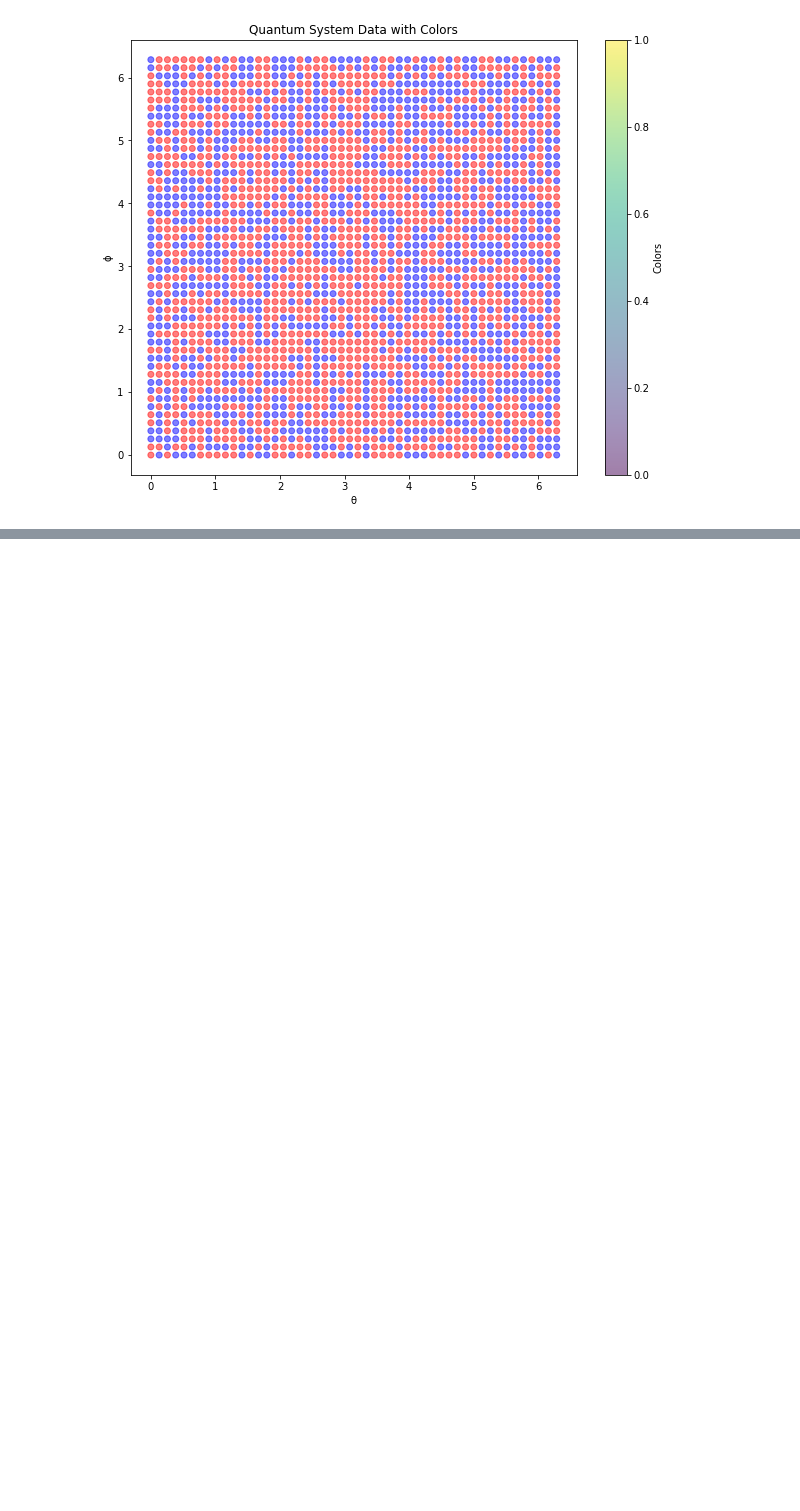
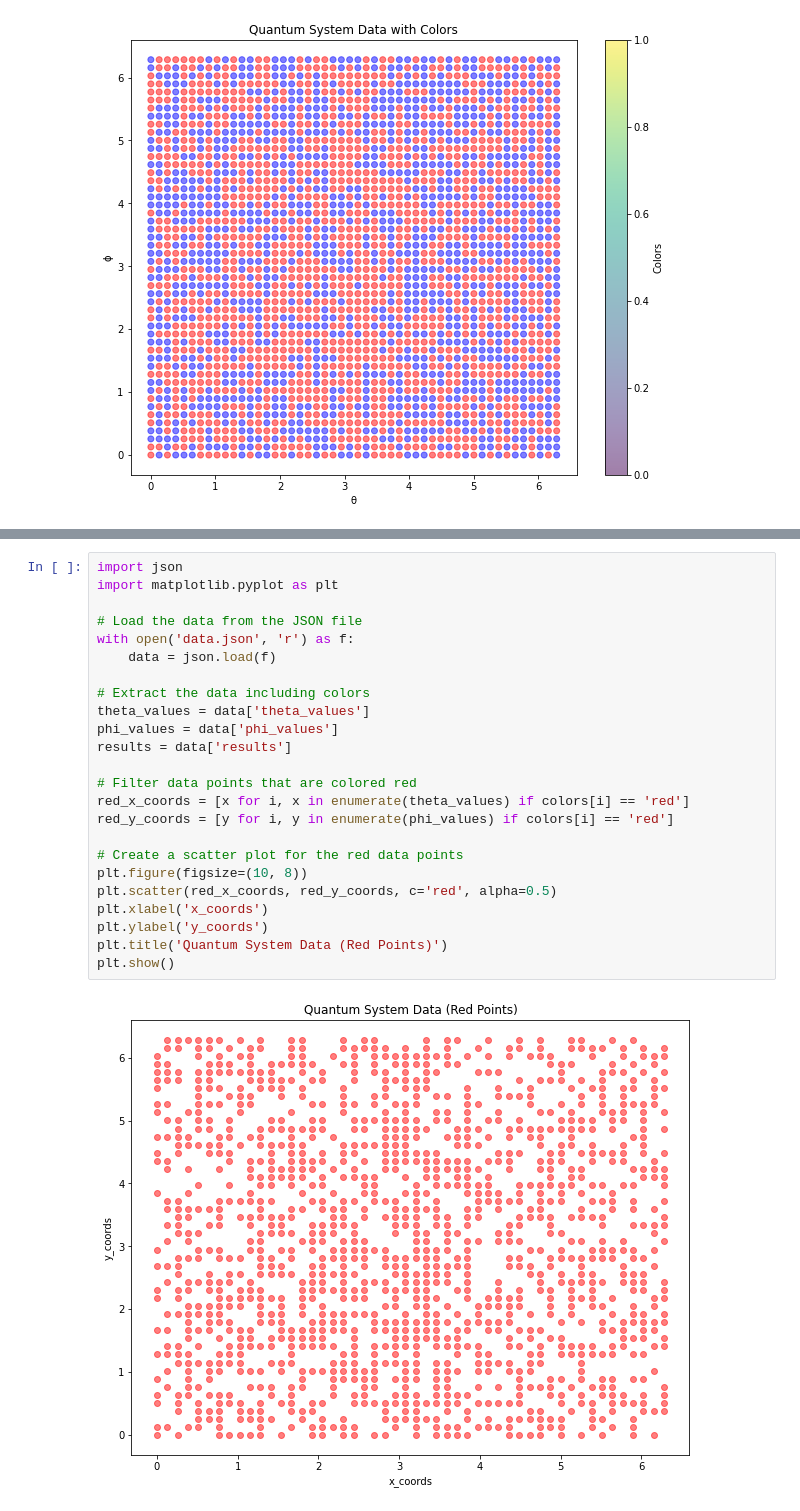
Before and after one commit to hoang-nguyen13/Patent-Pending, a Jupyter notebook: machine_learning.ipynb, the cells around one changed output, grey strips where cells are left out. Saved outputs shown, nothing was run; the diff lists cells and outputs as text; blank space fills up the shorter version.

```diff
--- a/machine_learning.ipynb
+++ b/machine_learning.ipynb
@@ -30,0 +57,26 @@ plt.show()
+# %%
+import json
+import matplotlib.pyplot as plt
+
+# Load the data from the JSON file
+with open('data.json', 'r') as f:
+    data = json.load(f)
+
+# Extract the data including colors
+theta_values = data['theta_values']
+phi_values = data['phi_values']
+results = data['results']
+
+# Filter data points that are colored red
+red_x_coords = [x for i, x in enumerate(theta_values) if colors[i] == 'red']
+red_y_coords = [y for i, y in enumerate(phi_values) if colors[i] == 'red']
+
+# Create a scatter plot for the red data points
+plt.figure(figsize=(10, 8))
+plt.scatter(red_x_coords, red_y_coords, c='red', alpha=0.5)
+plt.xlabel('x_coords')
+plt.ylabel('y_coords')
+plt.title('Quantum System Data (Red Points)')
+plt.show()
+# %% [output]
+[figure, added]
```
Also changed, not shown: parts of 1 cell of this notebook.
